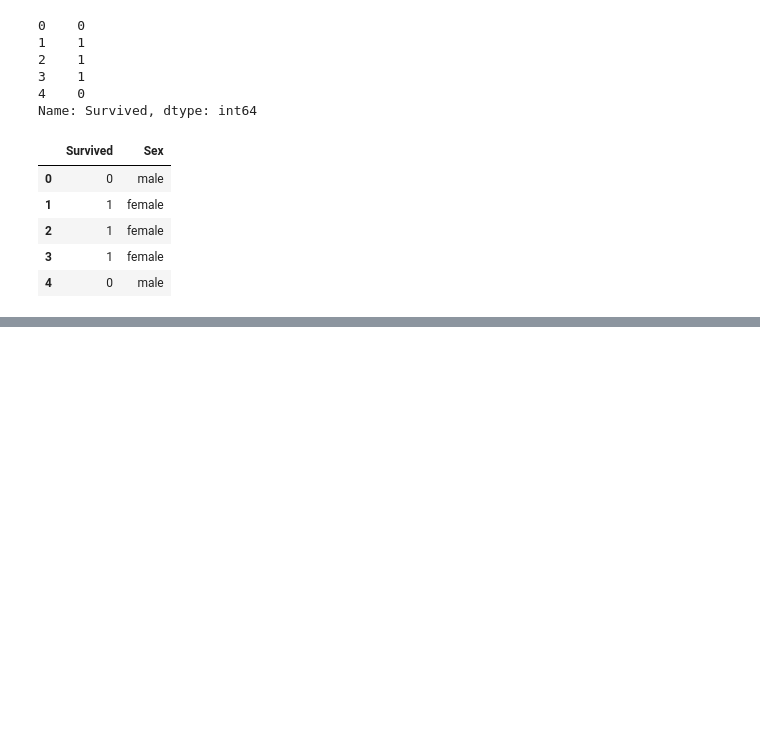
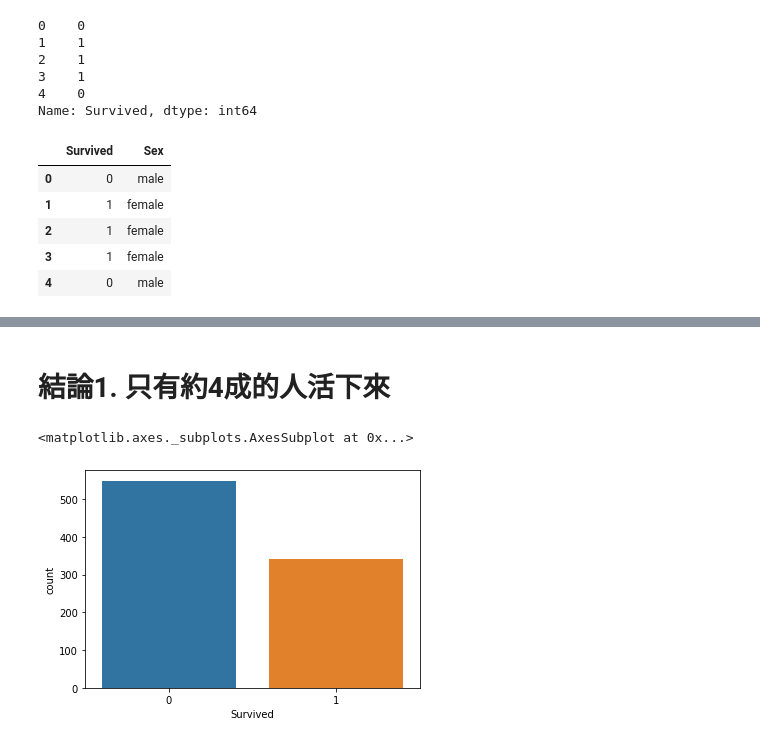
Before and after one commit to tewei0328/AI, a Jupyter notebook: school_titanic_read_csv_資料切片.ipynb, the cells around one changed output, grey strips where cells are left out. Drawn from its saved outputs; the diff is of its cells as text; code cells hidden in the pictures; blank space fills up the shorter version.

```diff
--- a/school_titanic_read_csv_資料切片.ipynb
+++ b/school_titanic_read_csv_資料切片.ipynb
@@ -42,0 +54,7 @@ df[['Survived','Sex']].head()
+# %% [markdown]
+# 結論1. 只有約4成的人活下來
+# %%
+sb.countplot(df.Survived)
+# %% [output]
+<matplotlib.axes._subplots.AxesSubplot at 0x...>
+[figure, added]
```
Also changed, not shown: parts of 5 cells of this notebook.
